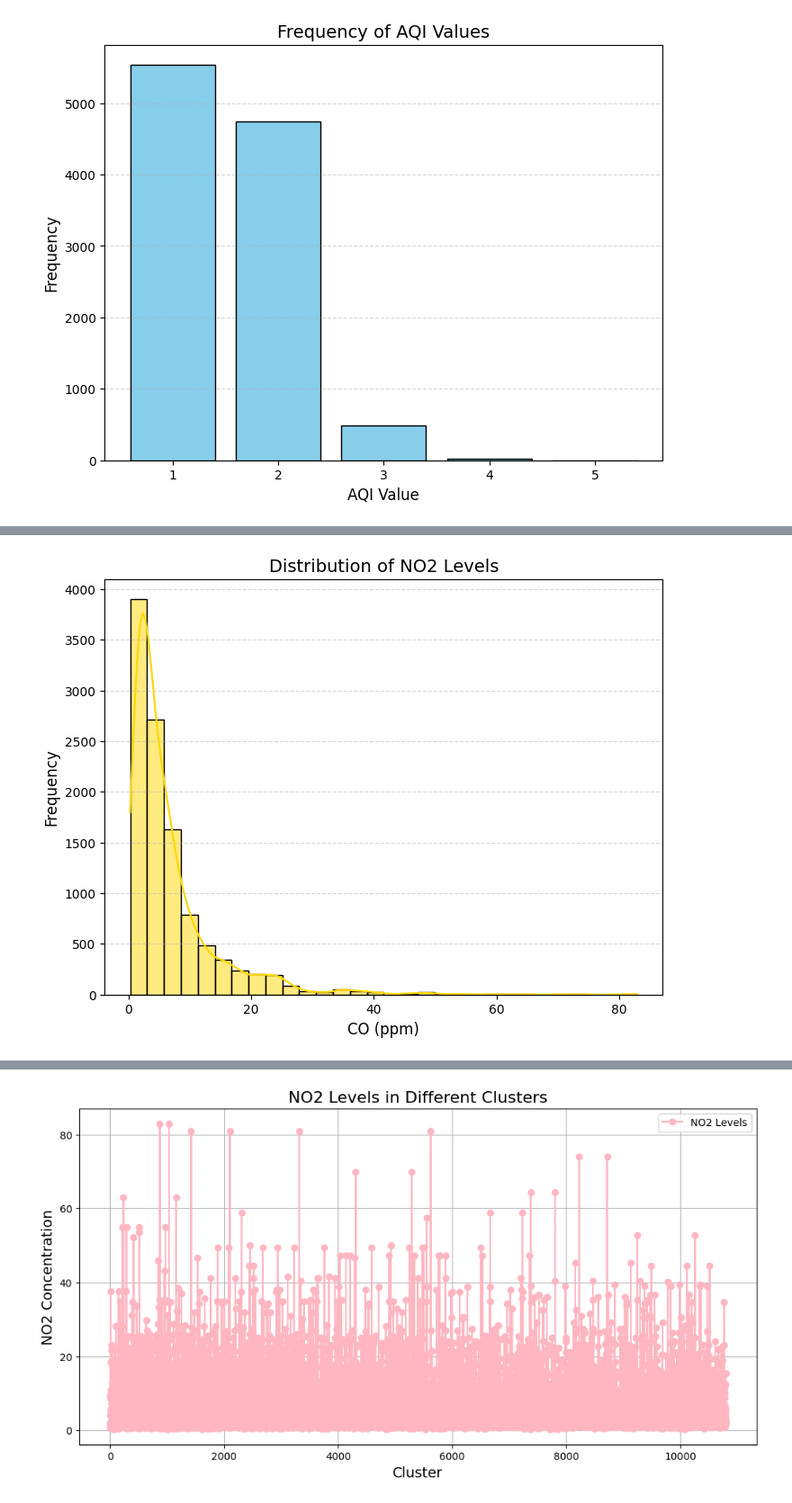
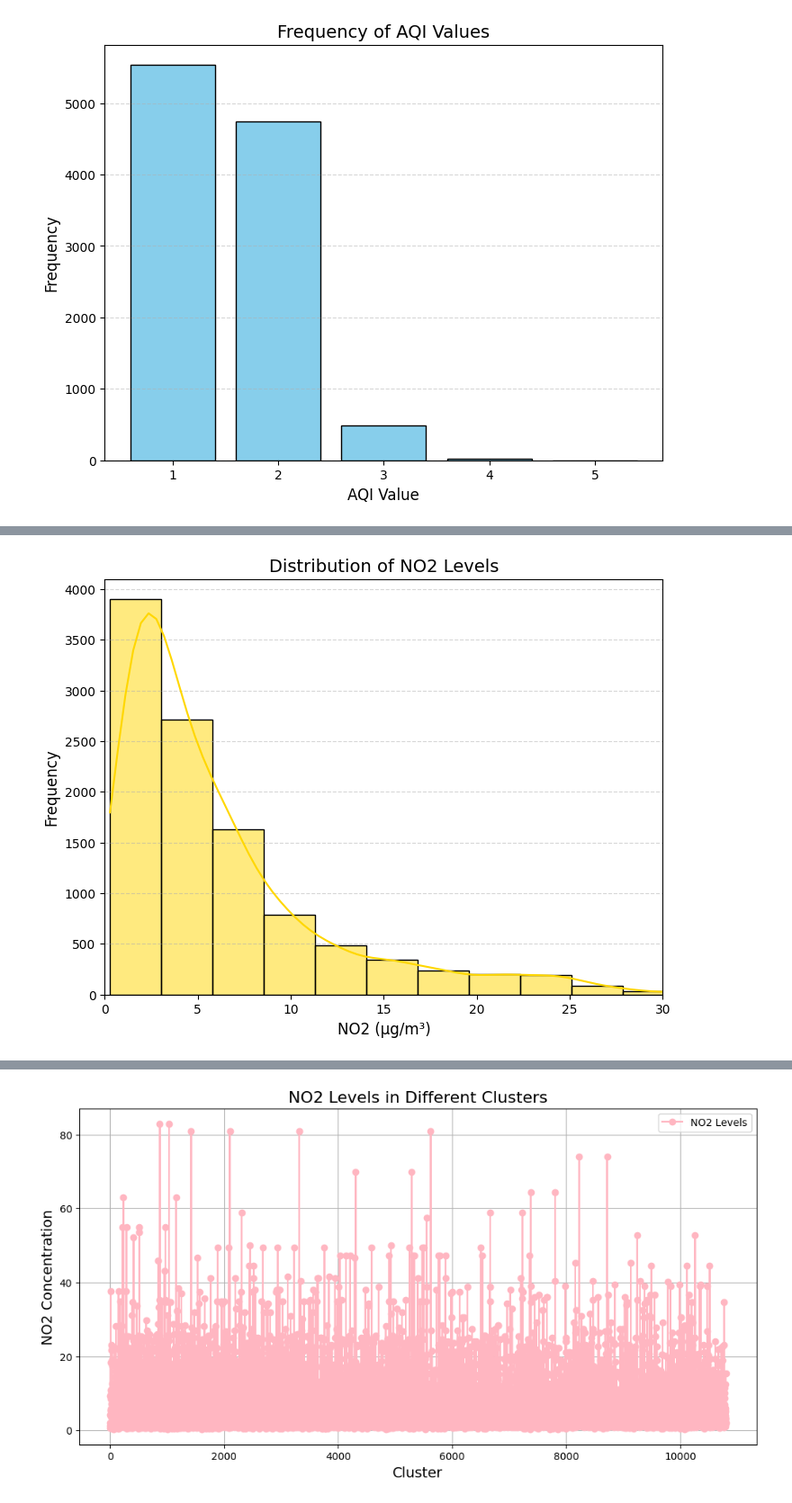
Before and after one commit to debuganagha/My-AQI-Trees-Project, a Jupyter notebook: preprocessing.ipynb, the cells around one changed output, grey strips where cells are left out. Shown at 90% size. Saved outputs shown, nothing was run; the diff lists cells and outputs as text; code cells hidden in the pictures.

```diff
--- a/preprocessing.ipynb
+++ b/preprocessing.ipynb
@@ -52,12 +59,15 @@ plt.show()
 # %%
 import seaborn as sns
 
 plt.figure(figsize=(8, 6))
 sns.histplot(merged_data['NO2'], bins=30, color='gold', edgecolor='black', kde=True)
 plt.title("Distribution of NO2 Levels", fontsize=14)
-plt.xlabel("CO (ppm)", fontsize=12)
+plt.xlabel("NO2 (µg/m³)", fontsize=12)
 plt.ylabel("Frequency", fontsize=12)
 plt.grid(axis='y', linestyle='--', alpha=0.5)
+
+plt.xlim(0, 30)
+
 plt.show()
 # %% [output]
-[figure, old version]
+[figure, new version]
```
Also changed, not shown: parts of 3 cells of this notebook, 25 other files.
